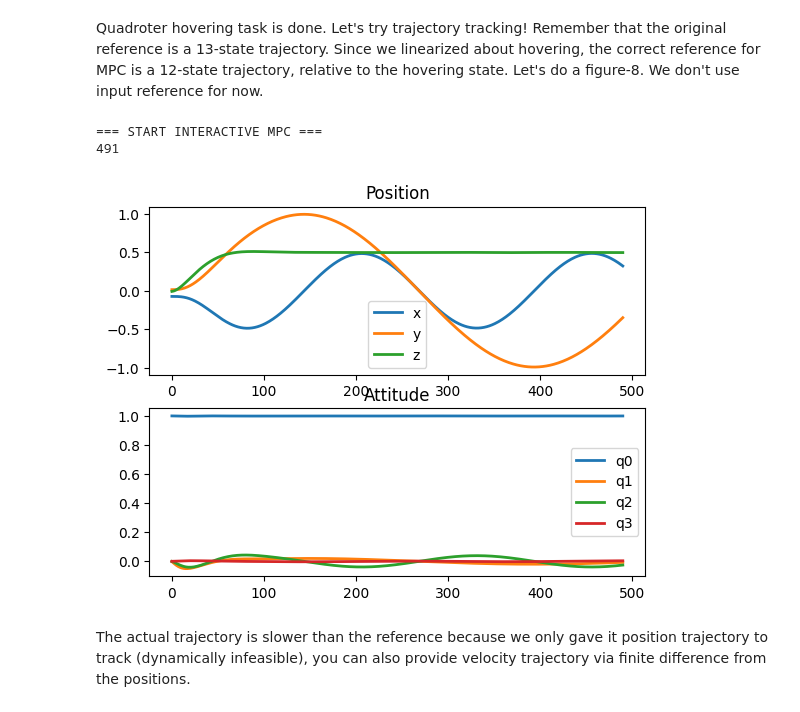
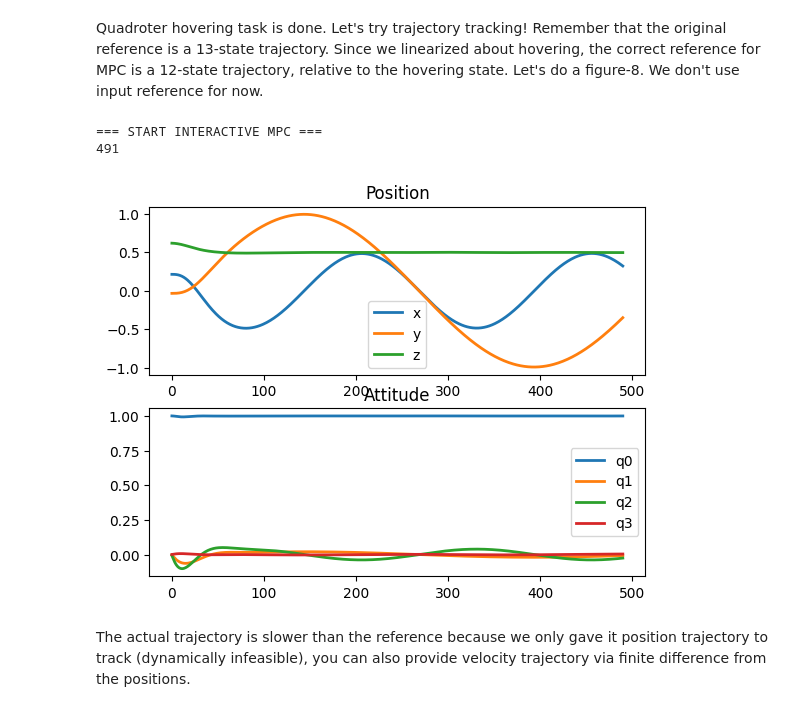
Before and after one commit to TinyMPC/tinympc-python, a Jupyter notebook: examples/interactive_quadrotor_ext.ipynb, the cells around one changed output. Saved outputs shown, nothing was run; the diff lists cells and outputs as text; code cells hidden in the pictures.

```diff
--- a/examples/interactive_quadrotor_ext.ipynb
+++ b/examples/interactive_quadrotor_ext.ipynb
@@ -249,5 +249,6 @@ Load the generic shared/dynamic library
 # %%
-lib_dir = tinympc_dir + "/build/src/tinympc/libtinympcShared.so"  # Path to the compiled library
+os_ext = ".so"  # CHANGE THIS BASED ON YOUR OS
+lib_dir = tinympc_dir + "/build/src/tinympc/libtinympcShared" + os_ext  # Path to the compiled library
 prob.load_lib(lib_dir)  # Load the library
 # %% [markdown]
 Here we setup problem data and settings for TinyMPC
@@ -301,7 +303,7 @@ x_all = []  # List of all stored states
 def mpc_tasks():
     solver = tinympc.TinyMPC()
     solver.setup(n, m, N, A, B, Q, R, x_min, x_max, u_min, u_max, rho, abs_pri_tol, abs_dual_tol, max_iter, check_termination)
-    solver.load_lib(output_dir + "/build/tinympc/libtinympcShared.so")
+    solver.load_lib(output_dir + "/build/tinympc/libtinympcShared" + os_ext)  # Load the library
 
     # This function is similar in firmware
     def mpc_controller(x):
@@ -377,7 +379,7 @@ x_all = []  # List of all stored states
 def mpc_tasks():
     solver = tinympc.TinyMPC()
     solver.setup(n, m, N, A, B, Q, R, x_min, x_max, u_min, u_max, rho, abs_pri_tol, abs_dual_tol, max_iter, check_termination)
-    solver.load_lib(output_dir + "/build/tinympc/libtinympcShared.so")
+    solver.load_lib(output_dir + "/build/tinympc/libtinympcShared" + os_ext)  # Load the library
 
     # This function is similar in firmware
     def mpc_controller(x, xref):
@@ -392,7 +394,7 @@ def mpc_tasks():
         solver.set_x0(delta_x_noise, 0)  # Set initial state to C code
 
         # 2. Set the reference state if needed
-        xref_ = np.array(xref).reshape(n*N).tolist()
+        xref_ = np.array(xref).reshape(n*N).tolist()  # col-major order list
         # print(xref_)
         solver.set_xref(xref_, 0)  # Set the reference state to C code
 
@@ -401,35 +403,35 @@ def mpc_tasks():
 
         # 4. Get the control input
         solver.get_u(uhrz, 0)  # Get the control input from C code
 
         return np.array(uhrz[0:4]) + u0
 
     x = Xref[0]  # initial state
-    x[0:3] = rg + np.random.randn(3)/10  # initial position
+    x[0:3] = Xref[0,0:3] + np.random.randn(3)/10  # initial position
     xhrz = [0.0] * n * N  # List of states in horizon
     uhrz = [0.0] * m * (N - 1)  # List of control inputs in horizon
 
     print("=== START INTERACTIVE MPC ===")
 
     NSIM = Nt - N
     for i in range(NSIM):
         # Get the control input
         u_current = mpc_controller(x, xref[i:i+N])
 
         # Simulate the dynamics
         x = quad_dynamics_rk4(x, u_current)
 
         x = x.reshape(n+1).tolist()
         x_all.append(x)
 
     print(len(x_all))
 
 mpc_tasks()
 visualize_trajectory(x_all)
 # %% [output]
 === START INTERACTIVE MPC ===
 491
-[figure, old version]
+[figure, new version]
 # %% [markdown]
 The actual trajectory is slower than the reference because we only gave it position trajectory to track (dynamically infeasible), you can also provide velocity trajectory via finite difference from the positions.
 # %%
```
Also changed, not shown: parts of 4 cells of this notebook, 1 other file.
